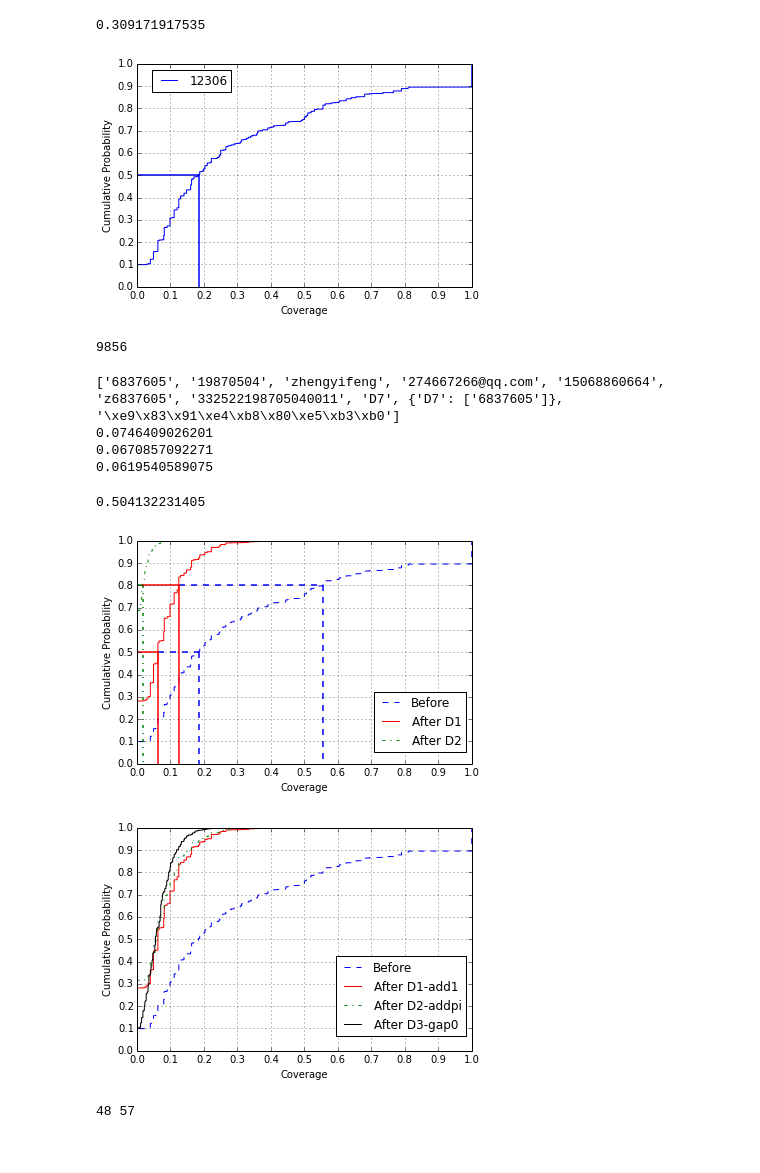
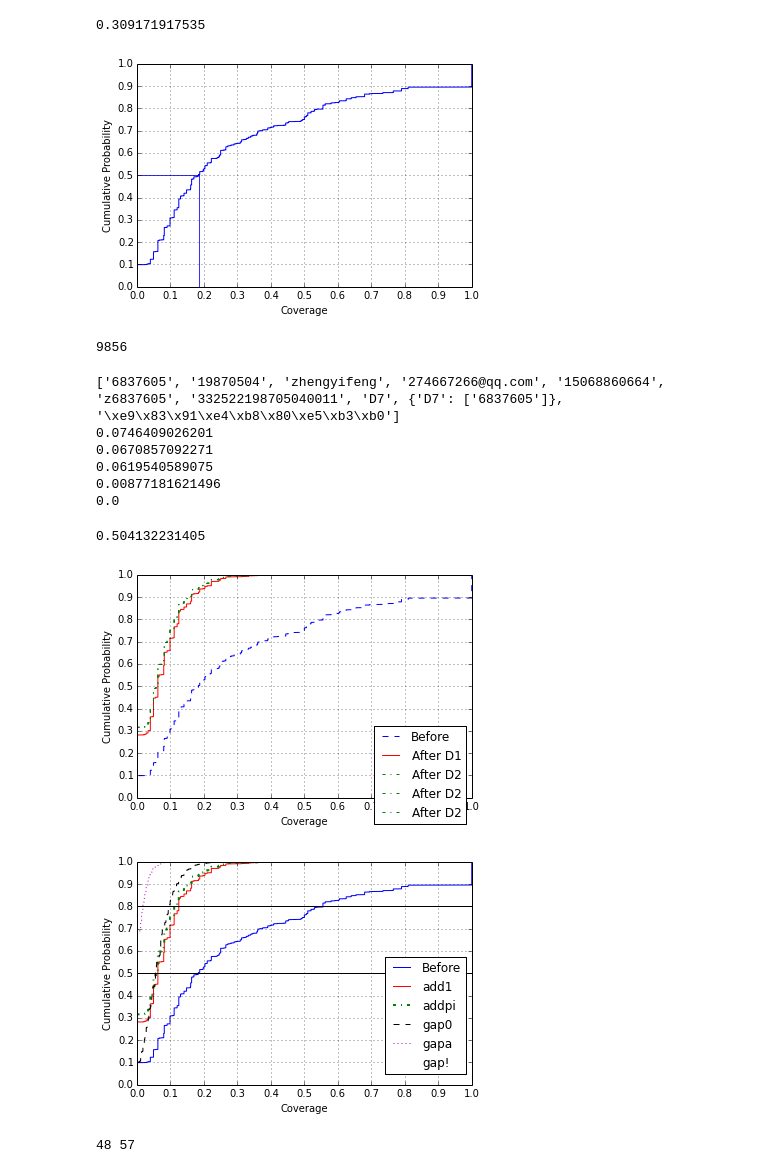
Before and after one commit to qingyuanxingsi/12306_passcracking, a Jupyter notebook: 12306_initial_process.ipynb, the cells around one changed output. Cells and saved outputs as stored; diff of their text form; code cells hidden in the pictures.

```diff
--- a/12306_initial_process.ipynb
+++ b/12306_initial_process.ipynb
@@ -1103,17 +1103,16 @@ if True:
     plt.step(sorted_data, np.arange(sorted_data.size)/float(len(cvglist)),label="12306",color="blue")  # From 0 to the number of data points-1
     x1 = 0.184
     y = 0.5
-    plt.plot([0, x1], [y, y], color='blue', linewidth=1.5)
-    plt.plot([x1, x1], [y, 0], color='blue', linewidth=1.5)
+    plt.plot([0, x1], [y, y], color='blue', linewidth=0.8)
+    plt.plot([x1, x1], [y, 0], color='blue', linewidth=0.8)
     plt.xticks(np.arange(0, 1.1, 0.1))
     plt.yticks(np.arange(0, 1.1, 0.1))
     plt.ylabel('Cumulative Probability')
     plt.xlabel('Coverage')
-    plt.legend(bbox_to_anchor=(0.3, 1.))
     plt.grid()
     plt.show()
 # %% [output]
-[figure, old version]
+[figure, new version]
 # %%
 import pickle
 newmalepwd = pickle.load( open( "male.p", "rb" ) )
@@ -1173,6 +1184,8 @@ def unshared_copy(inList):
 newmpwd = unshared_copy(mpwd)
 new2pwd = unshared_copy(mpwd)
 new3pwd = unshared_copy(mpwd)
+new4pwd = unshared_copy(mpwd)
+new5pwd = unshared_copy(mpwd)
 
 print newmpwd[0]
 for each in newmpwd:
@@ -1181,7 +1194,10 @@ for each in new2pwd:
     each[0] = distort2(each[0])
 for each in new3pwd:
     each[0] = distort3(each[0])
-
+for each in new4pwd:
+    each[0] = distort4(each[0])
+for each in new5pwd:
+    each[0] = distort5(each[0])
 
 if True:
     target =newmpwd
@@ -1210,11 +1226,31 @@ if True:
         ttcvg += mcvg
         new3cvglist.append(mcvg)
     print ttcvg/len(target)
+
+    target =new4pwd
+    ttcvg = 0
+    new4cvglist = []
+    for each in target:
+        mcvg = dynacvg(each)
+        ttcvg += mcvg
+        new4cvglist.append(mcvg)
+    print ttcvg/len(target)
+
+    target =new5pwd
+    ttcvg = 0
+    new5cvglist = []
+    for each in target:
+        mcvg = dynacvg(each)
+        ttcvg += mcvg
+        new5cvglist.append(mcvg)
+    print ttcvg/len(target)
 # %% [output]
 ['6837605', '19870504', 'zhengyifeng', '274667266@qq.com', '15068860664', 'z6837605', '332522198705040011', 'D7', {'D7': ['6837605']}, '\xe9\x83\x91\xe4\xb8\x80\xe5\xb3\xb0']
 0.0746409026201
 0.0670857092271
 0.0619540589075
+0.00877181621496
+0.0
 # %%
 sorted_d = np.sort(new2cvglist)
 print sorted_d[len(new2cvglist)
@@ -1236,8 +1272,17 @@ print sorted_d[len(new2cvglist)
     # Cumulative distributions:
     plt.plot(sorted_data, np.arange(sorted_data.size)/float(len(cvglist)),label="After D2",ls="-.",color="green")  # From 0 to the number of data points-1
 
+    data = new2cvglist
+    sorted_data = np.sort(data)  # Or data.sort(), if data can be modified
+    # Cumulative distributions:
+    plt.plot(sorted_data, np.arange(sorted_data.size)/float(len(cvglist)),label="After D2",ls="-.",color="green")  # From 0 to the number of data points-1
 
-    x1 = 0.0625
+    data = new2cvglist
+    sorted_data = np.sort(data)  # Or data.sort(), if data can be modified
+    # Cumulative distributions:
+    plt.plot(sorted_data, np.arange(sorted_data.size)/float(len(cvglist)),label="After D2",ls="-.",color="green")  # From 0 to the number of data points-1
+
+    markline = '''x1 = 0.0625
     x2 = 0.184
     y = 0.5
     plt.plot([x1, x2], [y, y], color='blue', linewidth=1.5, linestyle="--")
@@ -1254,7 +1299,7 @@ print sorted_d[len(new2cvglist)
     plt.plot([x3, x3], [y, 0], color='green', linewidth=1.5,ls="-.")
     plt.plot([x1, x3], [y, y], color='red', linewidth=1.5)
     plt.plot([x1, x1], [y, 0], color='red', linewidth=1.5)
-    plt.plot([x2, x2], [y, 0], color='blue', linewidth=1.5, linestyle="--")
+    plt.plot([x2, x2], [y, 0], color='blue', linewidth=1.5, linestyle="--")'''
 
     plt.ylabel('Cumulative Probability')
     plt.xlabel('Coverage')
@@ -1264,38 +1309,51 @@ print sorted_d[len(new2cvglist)
     plt.grid()
     plt.show()
 # %% [output]
-[figure, old version]
+[figure, new version]
 # %%
     data = cvglist
     sorted_data = np.sort(data)  # Or data.sort(), if data can be modified
     # Cumulative distributions:
-    plt.plot(sorted_data, np.arange(sorted_data.size)/float(len(cvglist)),label="Before",ls="--",color="blue")  # From 0 to the number of data points-1
+    plt.plot(sorted_data, np.arange(sorted_data.size)/float(len(cvglist)),label="Before",ls="-",color="blue")  # From 0 to the number of data points-1
 
     data = newcvglist
     sorted_data = np.sort(data)  # Or data.sort(), if data can be modified
     # Cumulative distributions:
-    plt.plot(sorted_data, np.arange(sorted_data.size)/float(len(newcvglist)),label="After D1-add1",color="red")  # From 0 to the number of data points-1
+    plt.plot(sorted_data, np.arange(sorted_data.size)/float(len(newcvglist)),label="add1",color="red")  # From 0 to the number of data points-1
 
     data = new2cvglist
     sorted_data = np.sort(data)  # Or data.sort(), if data can be modified
     # Cumulative distributions:
-    plt.plot(sorted_data, np.arange(sorted_data.size)/float(len(cvglist)),label="After D2-addpi",ls="-.",color="green")  # From 0 to the number of data points-1
+    plt.plot(sorted_data, np.arange(sorted_data.size)/float(len(cvglist)),label="addpi",ls="-.",linewidth = 2, color="green")  # From 0 to the number of data points-1
 
     data = new3cvglist
     sorted_data = np.sort(data)  # Or data.sort(), if data can be modified
     # Cumulative distributions:
-    plt.plot(sorted_data, np.arange(sorted_data.size)/float(len(cvglist)),label="After D3-gap0",color="black")  # From 0 to the number of data points-1
+    plt.plot(sorted_data, np.arange(sorted_data.size)/float(len(cvglist)),ls = "--",label="gap0",color="black")  # From 0 to the number of data points-1
+
+    data = new4cvglist
+    sorted_data = np.sort(data)  # Or data.sort(), if data can be modified
+    # Cumulative distributions:
+    plt.plot(sorted_data, np.arange(sorted_data.size)/float(len(cvglist)),ls=":",label="gapa",color="m")  # From 0 to the number of data points-1
+
+    data = new5cvglist
+    sorted_data = np.sort(data)  # Or data.sort(), if data can be modified
+    # Cumulative distributions:
+    plt.plot(sorted_data, np.arange(sorted_data.size)/float(len(cvglist)),ls=" ",label="gap!",color="black")  # From 0 to the number of data points-1
 
 
+
+    plt.plot([0, 1], [0.5, 0.5], color="black", linewidth=1)
+    plt.plot([0, 1], [0.8, 0.8], color="black", linewidth=1)
     plt.ylabel('Cumulative Probability')
     plt.xlabel('Coverage')
-    plt.legend(bbox_to_anchor=(1, 0.45))
+    plt.legend(bbox_to_anchor=(1, 0.6))
     plt.xticks(np.arange(0, 1.1, 0.1))
     plt.yticks(np.arange(0, 1.1, 0.1))
     plt.grid()
     plt.show()
 # %% [output]
-[figure, old version]
+[figure, new version]
 # %%
 # %% [output]
 48 57
```
Also changed, not shown: parts of 1 cell of this notebook, 24 other files.
